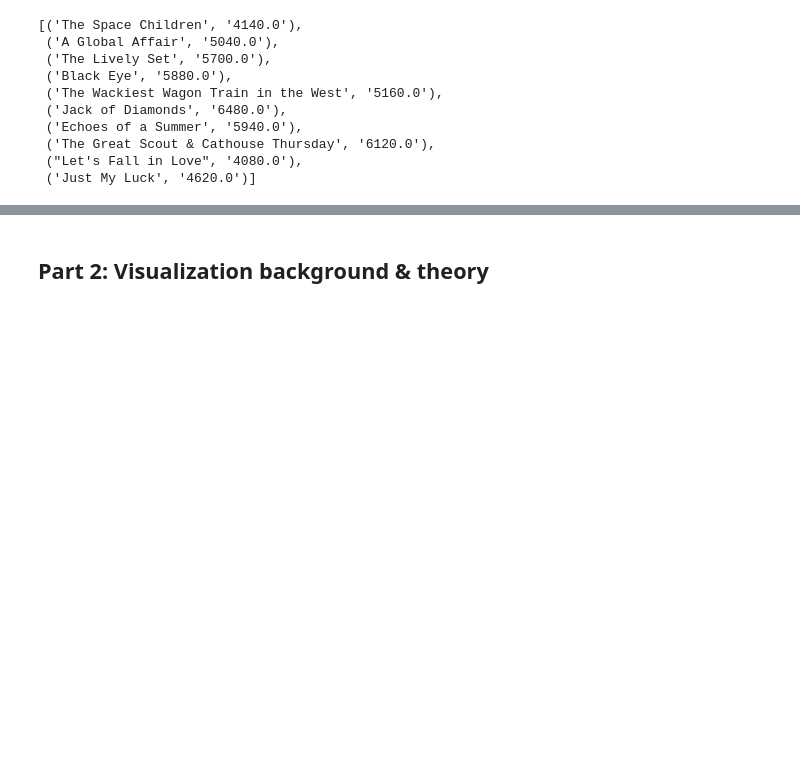
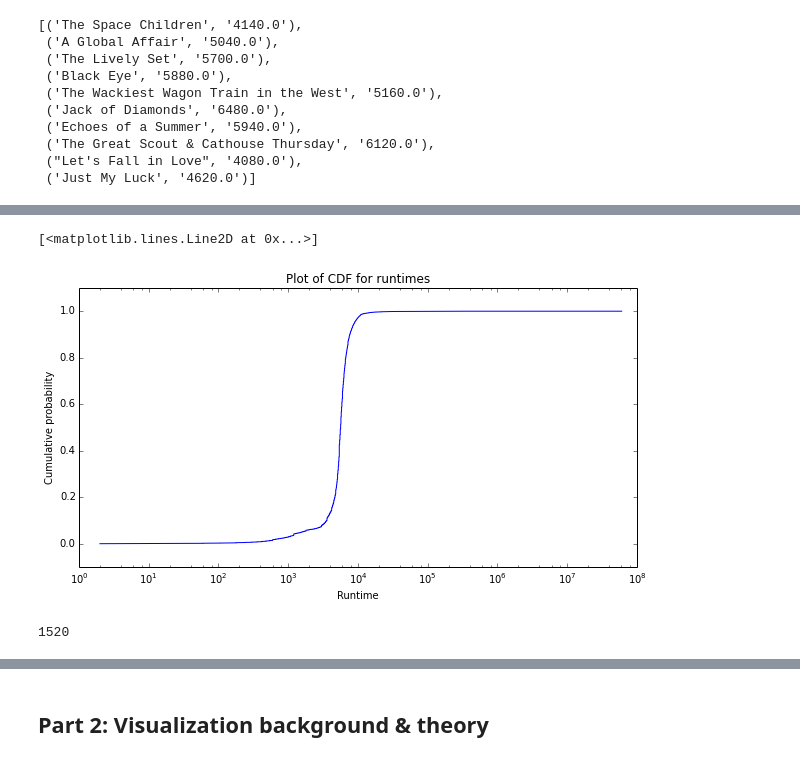
Before and after one commit to alphabits/02806-spring-2014, a Jupyter notebook: assignment-1.ipynb, the cells around one changed output, grey strips where cells are left out. Cells and saved outputs as stored; diff of their text form; code cells hidden in the pictures; blank space fills up the shorter version.

```diff
--- a/assignment-1.ipynb
+++ b/assignment-1.ipynb
@@ -98,0 +173,13 @@ name_and_runtime = (row for row in name_and_runtime_parsed if is_defined(row))
+# %%
+from statsmodels.distributions.empirical_distribution import ECDF
+ecdf = ECDF(runtimes)
+plt.xscale("log")
+plt.ylim([-.1, 1.1])
+plt.xlabel("Runtime")
+plt.ylabel("Cumulative probability")
+plt.title("Plot of CDF for runtimes")
+plt.gcf().set_size_inches(10, 5)
+plt.plot(ecdf.x, ecdf.y)
+# %% [output]
+[<matplotlib.lines.Line2D at 0x...>]
+[figure, added]
@@ -98,0 +188,4 @@ name_and_runtime = (row for row in name_and_runtime_parsed if is_defined(row))
+# %%
+len(runtimes) - len(runtimes_under_1e4)
+# %% [output]
+1520
```
Also changed, not shown: parts of 18 cells of this notebook, 2 other files.
